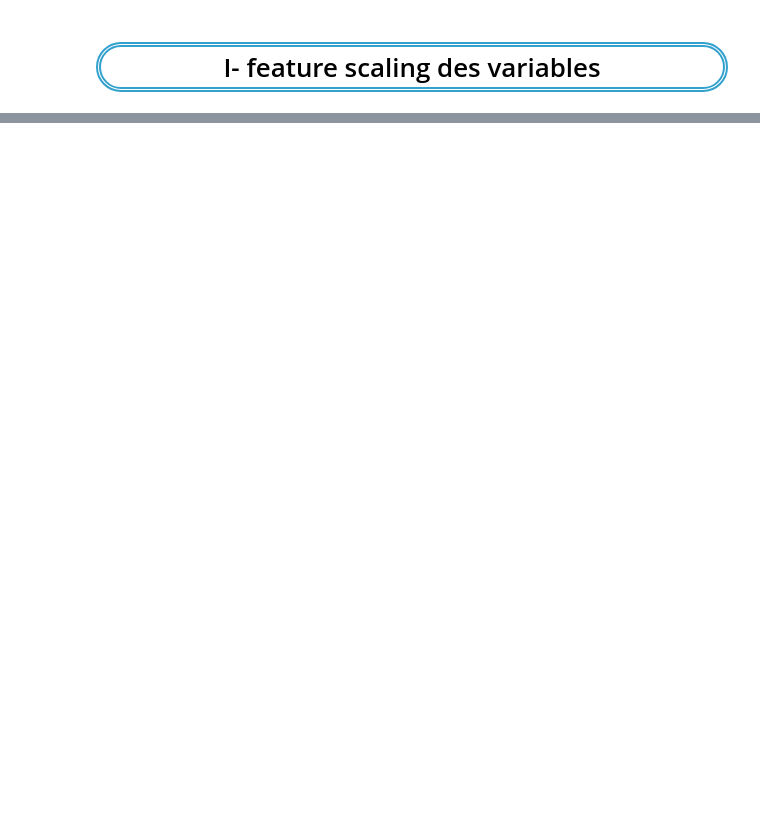
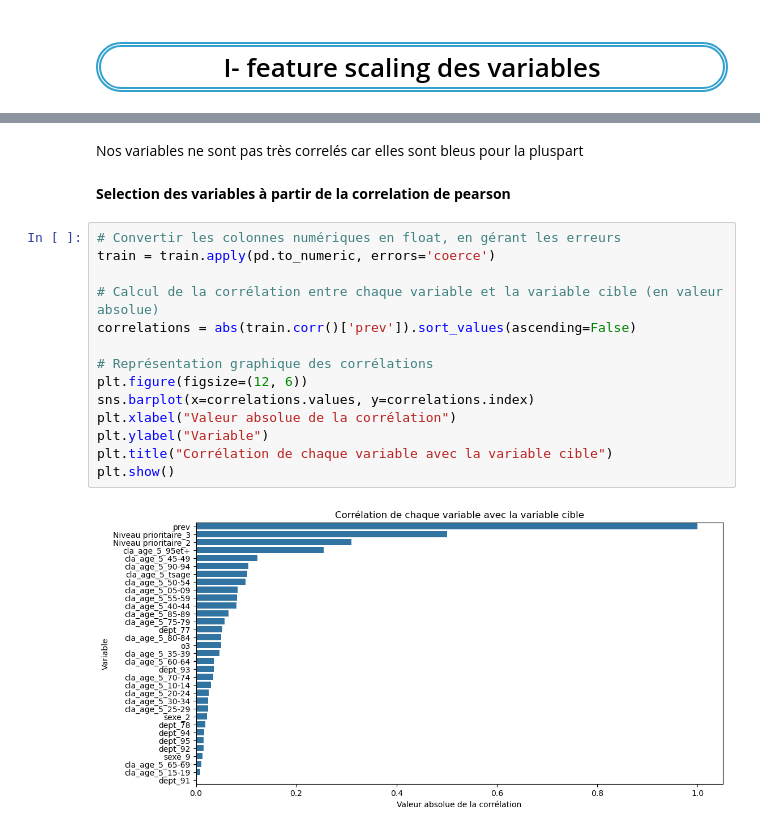
Before and after one commit to IvanaKUETE/projet-Python, a Jupyter notebook: projet/notebook/Modélisation.ipynb, the cells around one changed output, grey strips where cells are left out. Saved outputs shown, nothing was run; the diff lists cells and outputs as text; blank space fills up the shorter version.

```diff
--- a/projet/notebook/Modélisation.ipynb
+++ b/projet/notebook/Modélisation.ipynb
@@ -178,0 +259,20 @@ Recherche du meilleur algorithme
+# %% [markdown]
+Nos variables ne sont pas très correlés car elles sont bleus pour la pluspart
+# %% [markdown]
+**Selection des variables à partir de la correlation de pearson**
+# %%
+# Convertir les colonnes numériques en float, en gérant les erreurs
+train = train.apply(pd.to_numeric, errors='coerce')
+
+# Calcul de la corrélation entre chaque variable et la variable cible (en valeur absolue)
+correlations = abs(train.corr()['prev']).sort_values(ascending=False)
+
+# Représentation graphique des corrélations
+plt.figure(figsize=(12, 6))
+sns.barplot(x=correlations.values, y=correlations.index)
+plt.xlabel("Valeur absolue de la corrélation")
+plt.ylabel("Variable")
+plt.title("Corrélation de chaque variable avec la variable cible")
+plt.show()
+# %% [output]
+[figure, added]
```
Also changed, not shown: parts of 97 cells of this notebook, 2 other files.
